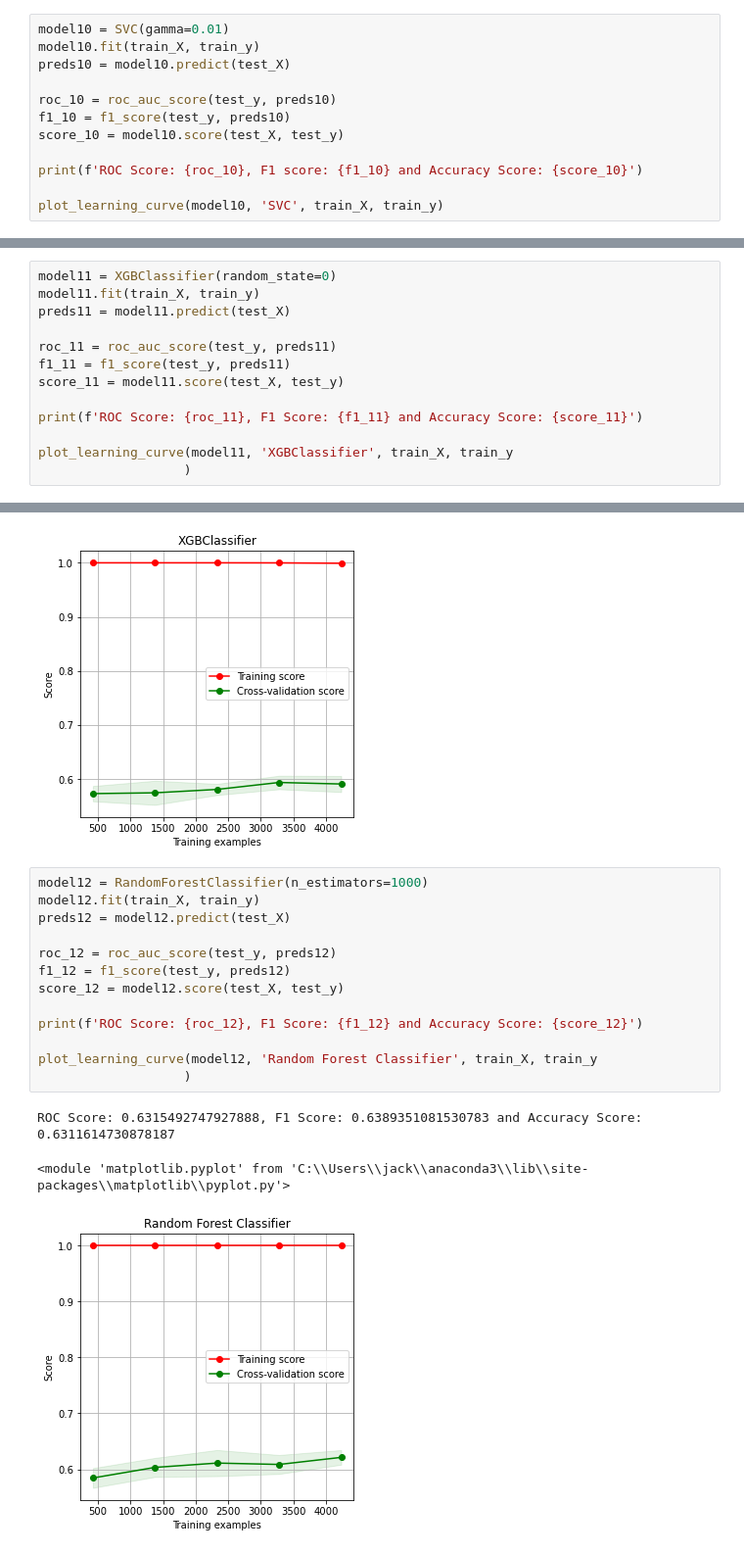
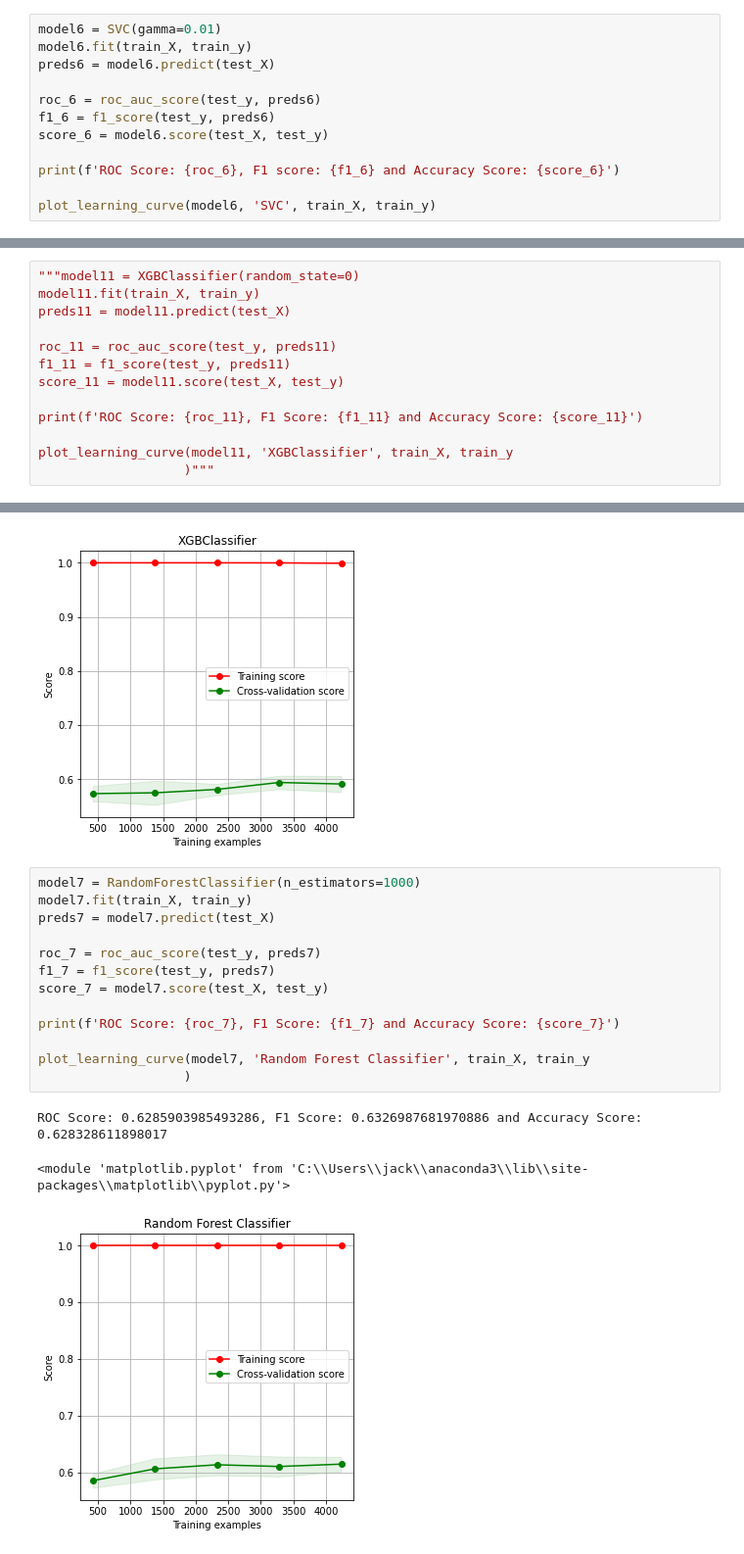
Before and after one commit to yangalt/nba-prediction, a Jupyter notebook: final.ipynb, the cells around one changed output, grey strips where cells are left out. Shown at 98% size. Cells and saved outputs as stored; diff of their text form.

```diff
--- a/final.ipynb
+++ b/final.ipynb
@@ -812,23 +784,23 @@ ROC Score: 0.6370387350804059, F1 score: 0.6396852164137156 and Accuracy Score:
 <module 'matplotlib.pyplot' from 'C:\\Users\\jack\\anaconda3\\lib\\site-packages\\matplotlib\\pyplot.py'>
 [figure]
 # %%
-model10 = SVC(gamma=0.01)
-model10.fit(train_X, train_y)
-preds10 = model10.predict(test_X)
+model6 = SVC(gamma=0.01)
+model6.fit(train_X, train_y)
+preds6 = model6.predict(test_X)
 
-roc_10 = roc_auc_score(test_y, preds10)
-f1_10 = f1_score(test_y, preds10)
-score_10 = model10.score(test_X, test_y)
+roc_6 = roc_auc_score(test_y, preds6)
+f1_6 = f1_score(test_y, preds6)
+score_6 = model6.score(test_X, test_y)
 
-print(f'ROC Score: {roc_10}, F1 score: {f1_10} and Accuracy Score: {score_10}')
+print(f'ROC Score: {roc_6}, F1 score: {f1_6} and Accuracy Score: {score_6}')
 
-plot_learning_curve(model10, 'SVC', train_X, train_y)
+plot_learning_curve(model6, 'SVC', train_X, train_y)
 # %% [output]
 ROC Score: 0.5922516996843352, F1 score: 0.6109012412304372 and Accuracy Score: 0.591501416430595
 <module 'matplotlib.pyplot' from 'C:\\Users\\jack\\anaconda3\\lib\\site-packages\\matplotlib\\pyplot.py'>
 [figure]
 # %%
-model11 = XGBClassifier(random_state=0)
+"""model11 = XGBClassifier(random_state=0)
 model11.fit(train_X, train_y)
 preds11 = model11.predict(test_X)
 
@@ -839,26 +811,26 @@ score_11 = model11.score(test_X, test_y)
 print(f'ROC Score: {roc_11}, F1 Score: {f1_11} and Accuracy Score: {score_11}')
 
 plot_learning_curve(model11, 'XGBClassifier', train_X, train_y
-                   )
+                   )"""
 # %% [output]
 ROC Score: 0.5994909294518631, F1 Score: 0.5980670835702102 and Accuracy Score: 0.5994334277620397
 <module 'matplotlib.pyplot' from 'C:\\Users\\jack\\anaconda3\\lib\\site-packages\\matplotlib\\pyplot.py'>
 [figure]
 # %%
-model12 = RandomForestClassifier(n_estimators=1000)
-model12.fit(train_X, train_y)
-preds12 = model12.predict(test_X)
+model7 = RandomForestClassifier(n_estimators=1000)
+model7.fit(train_X, train_y)
+preds7 = model7.predict(test_X)
 
-roc_12 = roc_auc_score(test_y, preds12)
-f1_12 = f1_score(test_y, preds12)
-score_12 = model12.score(test_X, test_y)
+roc_7 = roc_auc_score(test_y, preds7)
+f1_7 = f1_score(test_y, preds7)
+score_7 = model7.score(test_X, test_y)
 
-print(f'ROC Score: {roc_12}, F1 Score: {f1_12} and Accuracy Score: {score_12}')
+print(f'ROC Score: {roc_7}, F1 Score: {f1_7} and Accuracy Score: {score_7}')
 
-plot_learning_curve(model12, 'Random Forest Classifier', train_X, train_y
+plot_learning_curve(model7, 'Random Forest Classifier', train_X, train_y
                    )
 # %% [output]
-ROC Score: 0.6315492747927888, F1 Score: 0.6389351081530783 and Accuracy Score: 0.6311614730878187
+ROC Score: 0.6285903985493286, F1 Score: 0.6326987681970886 and Accuracy Score: 0.628328611898017
 <module 'matplotlib.pyplot' from 'C:\\Users\\jack\\anaconda3\\lib\\site-packages\\matplotlib\\pyplot.py'>
-[figure, old version]
+[figure, new version]
 # %%
```
Also changed, not shown: parts of 19 cells of this notebook.
